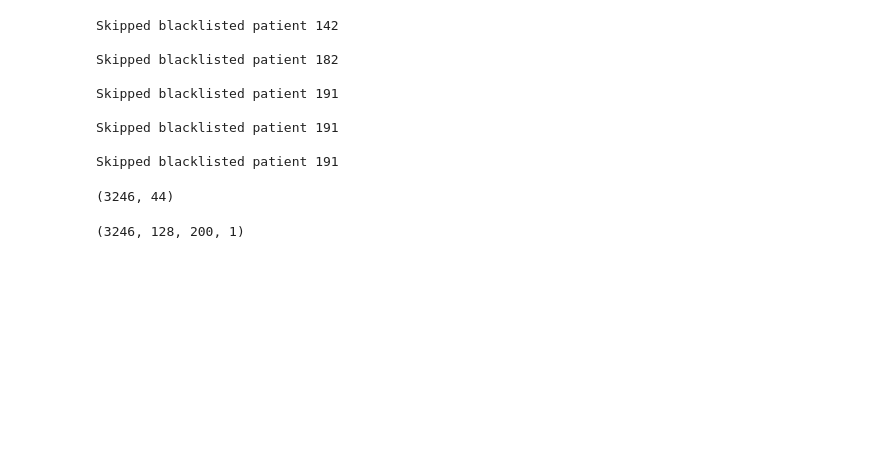
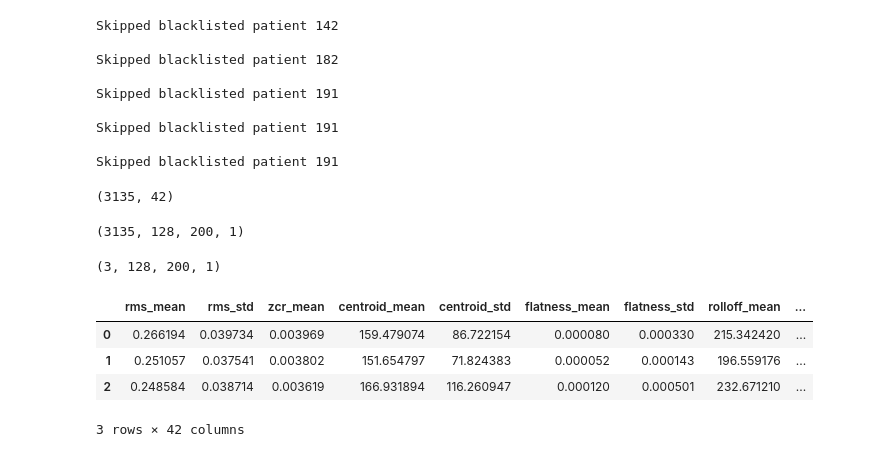
Before and after one commit to mi-mi-mia/smart-stethoscope, a Jupyter notebook: notebooks/mi-mi-mia_experimenting.ipynb, the cells around one changed output. Cells and saved outputs as stored; diff of their text form; code cells hidden in the pictures; blank space fills up the shorter version.

Commit message:
implement preprocessing for audio

```diff
--- a/notebooks/mi-mi-mia_experimenting.ipynb
+++ b/notebooks/mi-mi-mia_experimenting.ipynb
@@ -334,10 +337,26 @@ Skipped blacklisted patient 191
 
 Skipped blacklisted patient 191
 # %%
-features.shape
+X.shape
 # %% [output]
-(3246, 44)
+(3135, 42)
 # %%
-mels.shape
+mel_spectograms_array.shape
 # %% [output]
-(3246, 128, 200, 1)
+(3135, 128, 200, 1)
+# %%
+audio, sr = lb.load("/Users/miameyer/code/mi-mi-mia/smart-stethoscope/raw_data/Respiratory_Sound_Database/Respiratory_Sound_Database/audio_and_txt_files/101_1b1_Al_sc_Meditron.wav")
+# %%
+features, mel_spectograms = main.preprocess_for_prediction(audio=audio, sampling_rate=sr, start=0.036, end=19.964)
+# %%
+mel_spectograms.shape
+# %% [output]
+(3, 128, 200, 1)
+# %%
+features.head()
+# %% [output]
+|  | rms_mean | rms_std | zcr_mean | centroid_mean | centroid_std | flatness_mean | flatness_std | rolloff_mean | ... |
+| 0 | 0.266194 | 0.039734 | 0.003969 | 159.479074 | 86.722154 | 0.000080 | 0.000330 | 215.342420 | ... |
+| 1 | 0.251057 | 0.037541 | 0.003802 | 151.654797 | 71.824383 | 0.000052 | 0.000143 | 196.559176 | ... |
+| 2 | 0.248584 | 0.038714 | 0.003619 | 166.931894 | 116.260947 | 0.000120 | 0.000501 | 232.671210 | ... |
+3 rows × 42 columns
```
Also changed, not shown: parts of 2 cells of this notebook, 2 other files.
